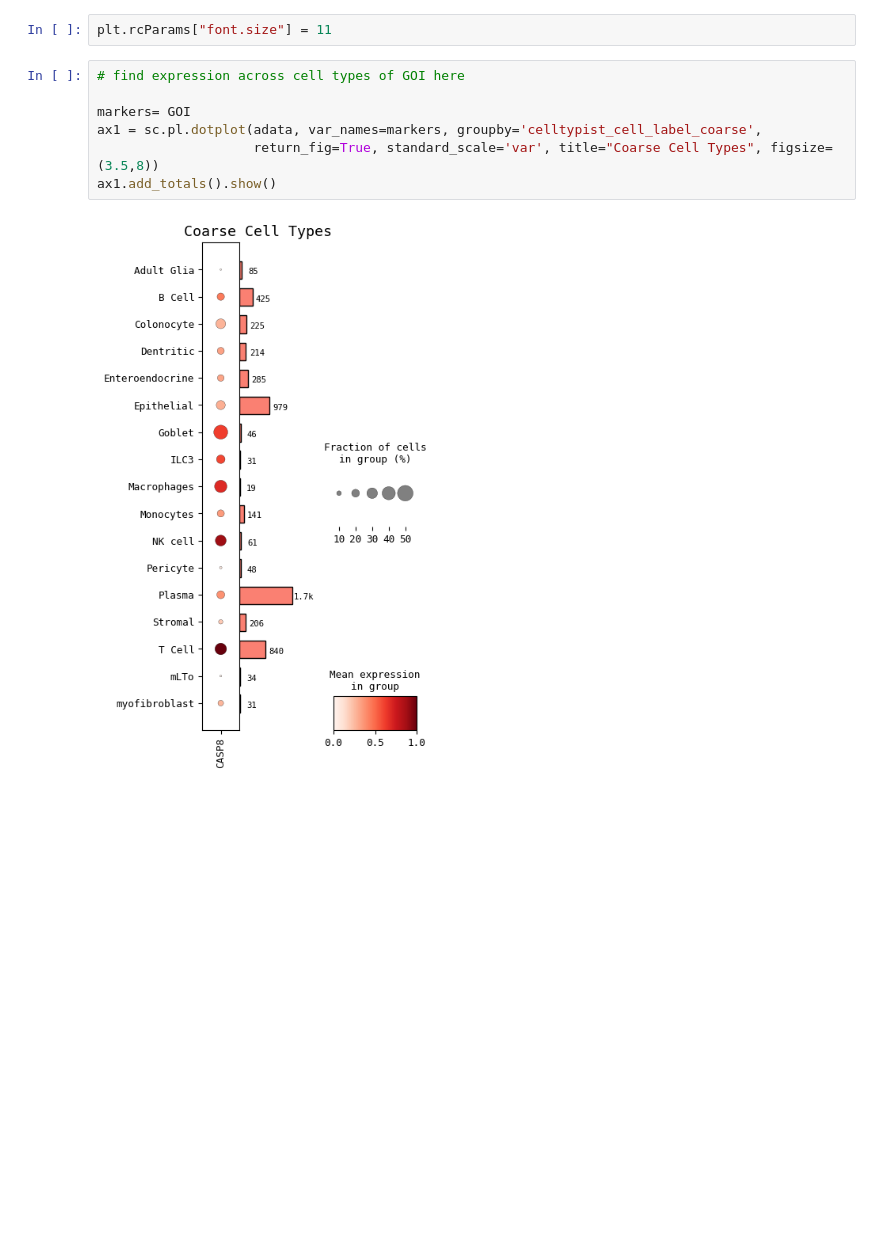
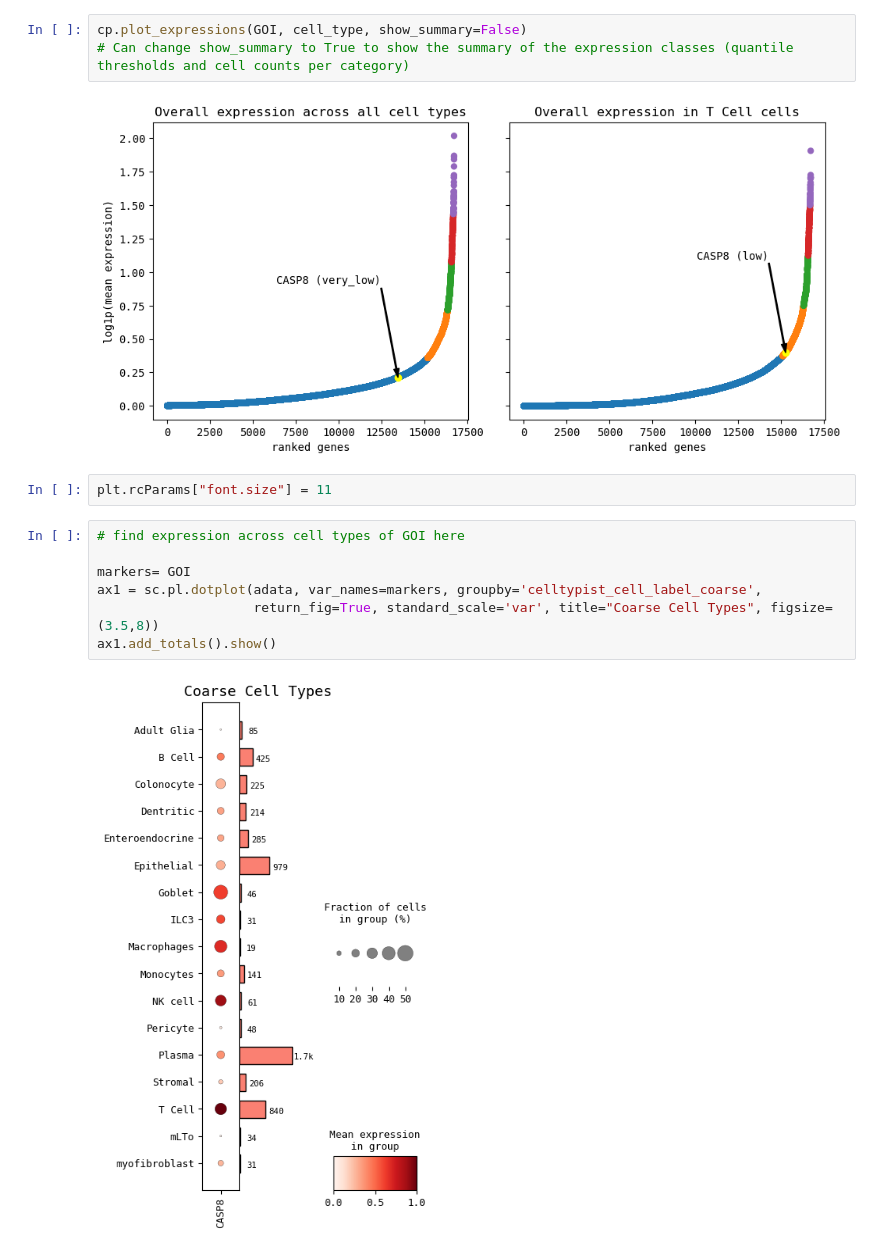
Before and after one commit to chickaroo/genereporter, a Jupyter notebook: src/pipeline.ipynb, the cells around one changed output. Saved outputs shown, nothing was run; the diff lists cells and outputs as text; blank space fills up the shorter version.

```diff
--- a/src/pipeline.ipynb
+++ b/src/pipeline.ipynb
@@ -188,3 +42,8 @@ very_high: 42
+# %%
+cp.plot_expressions(GOI, cell_type, show_summary=False)
+# Can change show_summary to True to show the summary of the expression classes (quantile thresholds and cell counts per category)
+# %% [output]
+[figure, added]
 # %%
 plt.rcParams["font.size"] = 11
 # %%
```
Also changed, not shown: parts of 16 cells of this notebook, 1 other file.
